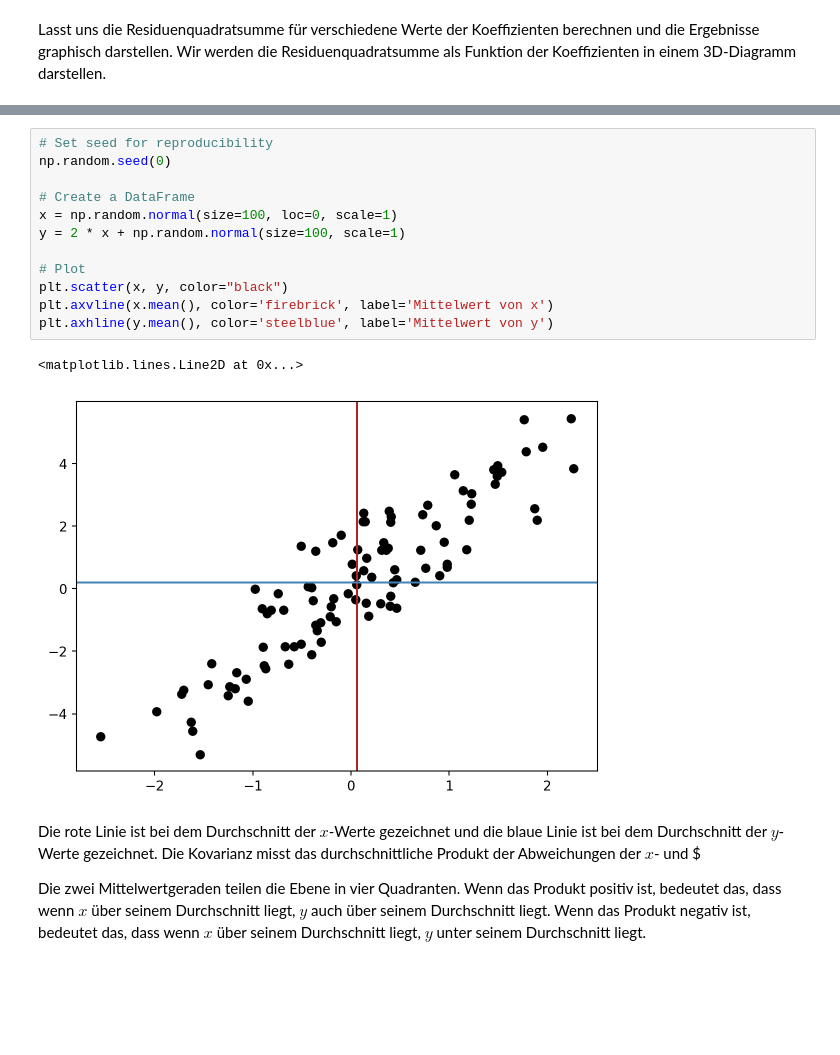
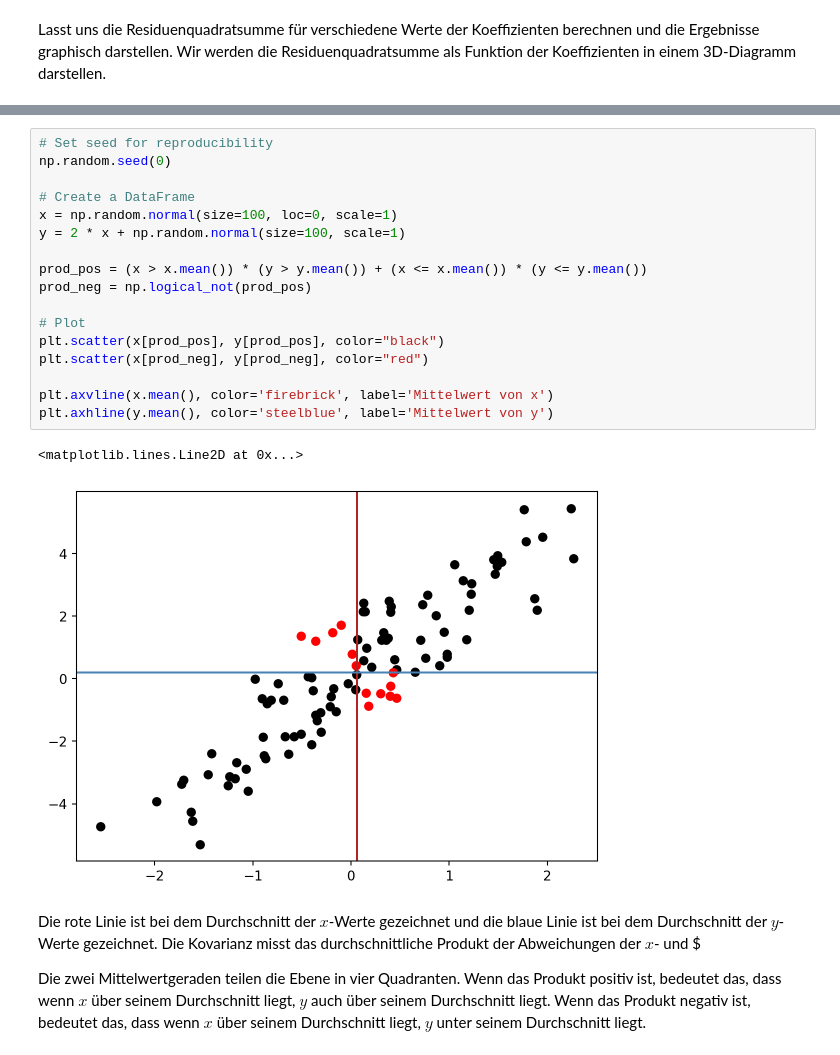
Before and after one commit to febse/econ2024-de, a Jupyter notebook: 03-KQ-Methode.ipynb, the cells around one changed output, grey strips where cells are left out. Cells and saved outputs as stored; diff of their text form; blank space fills up the shorter version.

```diff
--- a/03-KQ-Methode.ipynb
+++ b/03-KQ-Methode.ipynb
@@ -414,18 +450,23 @@ To understand what the covariance measures, consider the following scatterplot:
 # %%
 # Set seed for reproducibility
 np.random.seed(0)
 
 # Create a DataFrame
 x = np.random.normal(size=100, loc=0, scale=1)
 y = 2 * x + np.random.normal(size=100, scale=1)
 
+prod_pos = (x > x.mean()) * (y > y.mean()) + (x <= x.mean()) * (y <= y.mean())
+prod_neg = np.logical_not(prod_pos)
+
 # Plot
-plt.scatter(x, y, color="black")
+plt.scatter(x[prod_pos], y[prod_pos], color="black")
+plt.scatter(x[prod_neg], y[prod_neg], color="red")
+
 plt.axvline(x.mean(), color='firebrick', label='Mittelwert von x')
 plt.axhline(y.mean(), color='steelblue', label='Mittelwert von y')
 # %% [output]
 <matplotlib.lines.Line2D at 0x...>
-[figure, old version]
+[figure, new version]
 # %% [markdown]
 
 Die rote Linie ist bei dem Durchschnitt der $x$-Werte gezeichnet und die blaue Linie ist bei dem Durchschnitt der $y$-Werte gezeichnet. Die Kovarianz misst das durchschnittliche Produkt der Abweichungen der $x$- und $
```
Also changed, not shown: parts of 23 cells of this notebook, 2 other files.
